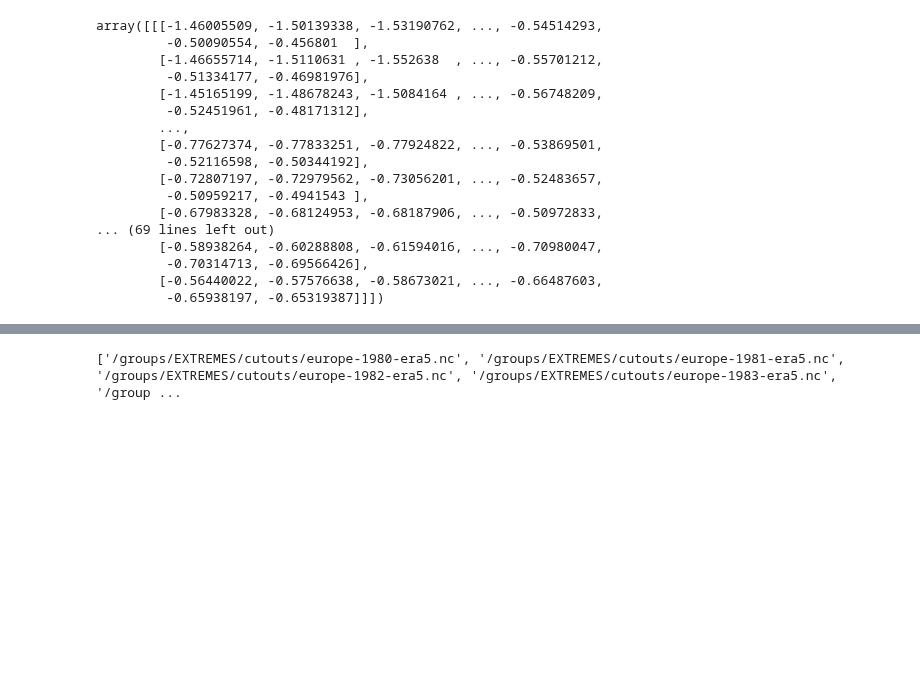
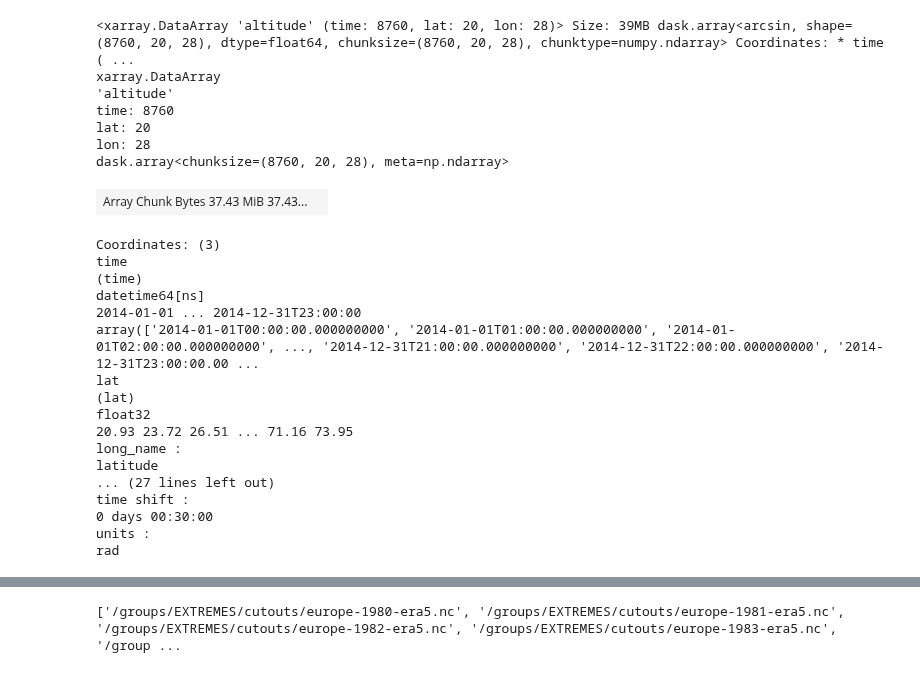
Before and after one commit to martabresco/Climate-Change-Impacted-Solar-Energy-Generation, a Jupyter notebook: pv_function.ipynb, the cells around one changed output, grey strips where cells are left out. Cells and saved outputs as stored; diff of their text form; code cells hidden in the pictures; blank space fills up the shorter version.

```diff
--- a/pv_function.ipynb
+++ b/pv_function.ipynb
@@ -102,23 +182,31 @@ solar_position_model=SolarPosition(ds_model_2014, time_shift="0H") #model data d
 # %%
-solar_position_model['altitude'].values
+solar_position_model['altitude']
 # %% [output]
-array([[[-1.46005509, -1.50139338, -1.53190762, ..., -0.54514293,
-         -0.50090554, -0.456801  ],
-        [-1.46655714, -1.5110631 , -1.552638  , ..., -0.55701212,
-         -0.51334177, -0.46981976],
-        [-1.45165199, -1.48678243, -1.5084164 , ..., -0.56748209,
-         -0.52451961, -0.48171312],
-        ...,
-        [-0.77627374, -0.77833251, -0.77924822, ..., -0.53869501,
-         -0.52116598, -0.50344192],
-        [-0.72807197, -0.72979562, -0.73056201, ..., -0.52483657,
-         -0.50959217, -0.4941543 ],
-        [-0.67983328, -0.68124953, -0.68187906, ..., -0.50972833,
-... (69 lines left out)
-        [-0.58938264, -0.60288808, -0.61594016, ..., -0.70980047,
-         -0.70314713, -0.69566426],
-        [-0.56440022, -0.57576638, -0.58673021, ..., -0.66487603,
-         -0.65938197, -0.65319387]]])
+<xarray.DataArray 'altitude' (time: 8760, lat: 20, lon: 28)> Size: 39MB dask.array<arcsin, shape=(8760, 20, 28), dtype=float64, chunksize=(8760, 20, 28), chunktype=numpy.ndarray> Coordinates: * time ( ...
+xarray.DataArray
+'altitude'
+time: 8760
+lat: 20
+lon: 28
+dask.array<chunksize=(8760, 20, 28), meta=np.ndarray>
+| Array Chunk Bytes 37.43 MiB 37.43... |  |
+Coordinates: (3)
+time
+(time)
+datetime64[ns]
+2014-01-01 ... 2014-12-31T23:00:00
+array(['2014-01-01T00:00:00.000000000', '2014-01-01T01:00:00.000000000', '2014-01-01T02:00:00.000000000', ..., '2014-12-31T21:00:00.000000000', '2014-12-31T22:00:00.000000000', '2014-12-31T23:00:00.00 ...
+lat
+(lat)
+float32
+20.93 23.72 26.51 ... 71.16 73.95
+long_name :
+latitude
+... (27 lines left out)
+time shift :
+0 days 00:30:00
+units :
+rad
 # %%
 def get_orientation(name, **params):
     """
```
Also changed, not shown: parts of 24 cells of this notebook, 1 other file.
